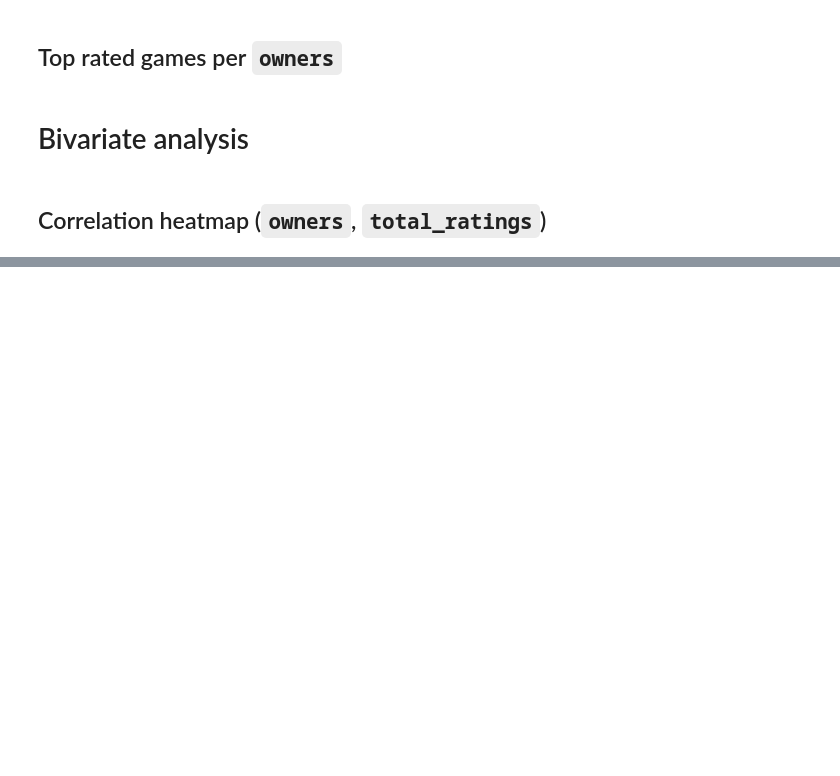
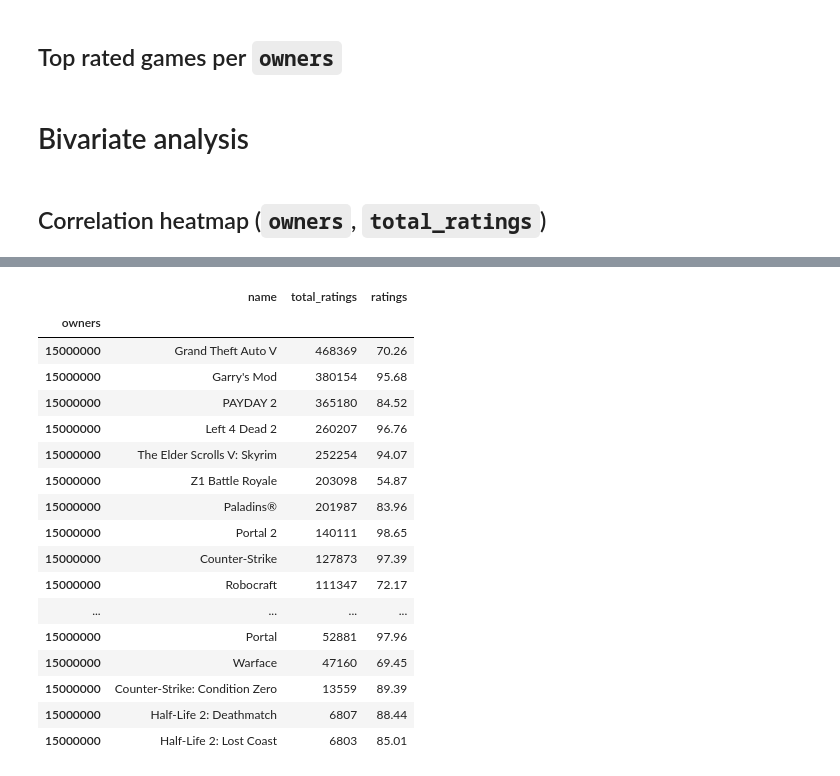
Before and after one commit to jamwung/eda-steam, a Jupyter notebook: steam_eda.ipynb, the cells around one changed output, grey strips where cells are left out. Saved outputs shown, nothing was run; the diff lists cells and outputs as text; code cells hidden in the pictures; blank space fills up the shorter version.

```diff
--- a/steam_eda.ipynb
+++ b/steam_eda.ipynb
@@ -802,0 +852,16 @@ Name: name, Length: 16772, dtype: int64
+# %%
+ratings_by_owners = (main_df.groupby(['owners', 'name'])
+                     [['total_ratings', 'ratings']]
+                     .sum()
+                     .reset_index(level='name'))
+
+# Indices of h_rated_by_owners are owner groups in descending order
+h_rated_by_owners = np.array([ratings_by_owners.loc[idx]
+                              for idx in
+                              ratings_by_owners
+                              .index
+                              .unique()
+                              .sort_values(ascending=False)], dtype='object')
+
+
+ratings_by_owners
@@ -802,0 +883,22 @@ Name: name, Length: 16772, dtype: int64
+# %%
+# Casual
+h_rated_by_owners[3].sort_values(['total_ratings', 'ratings'], ascending=False)
+# %% [output]
+|  | name | total_ratings | ratings |
+| owners |  |  |  |
+| 15000000 | Grand Theft Auto V | 468369 | 70.26 |
+| 15000000 | Garry's Mod | 380154 | 95.68 |
+| 15000000 | PAYDAY 2 | 365180 | 84.52 |
+| 15000000 | Left 4 Dead 2 | 260207 | 96.76 |
+| 15000000 | The Elder Scrolls V: Skyrim | 252254 | 94.07 |
+| 15000000 | Z1 Battle Royale | 203098 | 54.87 |
+| 15000000 | Paladins® | 201987 | 83.96 |
+| 15000000 | Portal 2 | 140111 | 98.65 |
+| 15000000 | Counter-Strike | 127873 | 97.39 |
+| 15000000 | Robocraft | 111347 | 72.17 |
+| ... | ... | ... | ... |
+| 15000000 | Portal | 52881 | 97.96 |
+| 15000000 | Warface | 47160 | 69.45 |
+| 15000000 | Counter-Strike: Condition Zero | 13559 | 89.39 |
+| 15000000 | Half-Life 2: Deathmatch | 6807 | 88.44 |
+| 15000000 | Half-Life 2: Lost Coast | 6803 | 85.01 |
```
Also changed, not shown: parts of 11 cells of this notebook.
